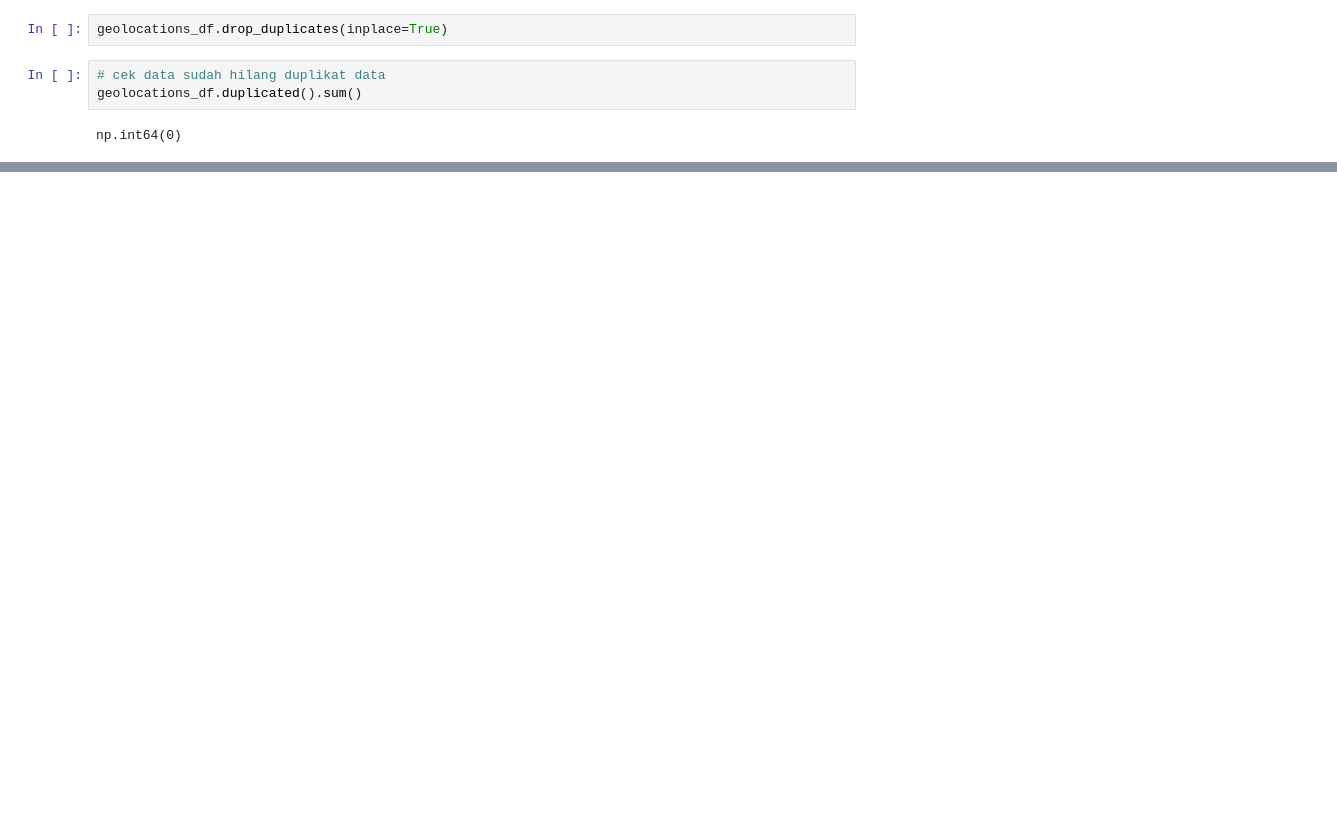
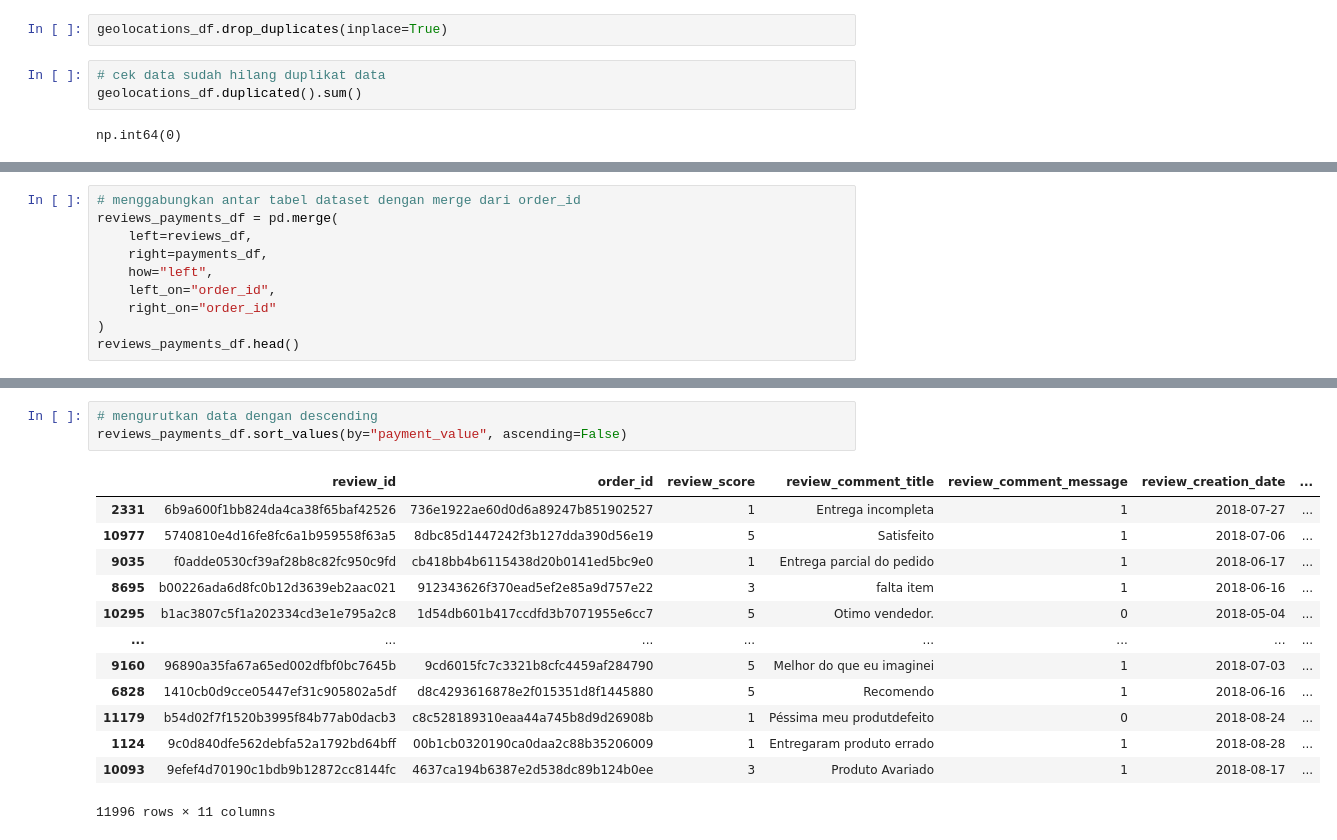
Before and after one commit to Rasio09/PortofolioData, a Jupyter notebook: portofolio/submission/notebook.ipynb, the cells around one changed output, grey strips where cells are left out. Drawn from its saved outputs; the diff is of its cells as text; blank space fills up the shorter version.

```diff
--- a/portofolio/submission/notebook.ipynb
+++ b/portofolio/submission/notebook.ipynb
@@ -500,0 +724,10 @@ np.int64(0)
+# %%
+# menggabungkan antar tabel dataset dengan merge dari order_id
+reviews_payments_df = pd.merge(
+    left=reviews_df,
+    right=payments_df,
+    how="left",
+    left_on="order_id",
+    right_on="order_id"
+)
+reviews_payments_df.head()
@@ -500,0 +741,17 @@ np.int64(0)
+# %%
+# mengurutkan data dengan descending
+reviews_payments_df.sort_values(by="payment_value", ascending=False)
+# %% [output]
+|  | review_id | order_id | review_score | review_comment_title | review_comment_message | review_creation_date | ... |
+| 2331 | 6b9a600f1bb824da4ca38f65baf42526 | 736e1922ae60d0d6a89247b851902527 | 1 | Entrega incompleta | 1 | 2018-07-27 | ... |
+| 10977 | 5740810e4d16fe8fc6a1b959558f63a5 | 8dbc85d1447242f3b127dda390d56e19 | 5 | Satisfeito | 1 | 2018-07-06 | ... |
+| 9035 | f0adde0530cf39af28b8c82fc950c9fd | cb418bb4b6115438d20b0141ed5bc9e0 | 1 | Entrega parcial do pedido | 1 | 2018-06-17 | ... |
+| 8695 | b00226ada6d8fc0b12d3639eb2aac021 | 912343626f370ead5ef2e85a9d757e22 | 3 | falta item | 1 | 2018-06-16 | ... |
+| 10295 | b1ac3807c5f1a202334cd3e1e795a2c8 | 1d54db601b417ccdfd3b7071955e6cc7 | 5 | Otimo vendedor. | 0 | 2018-05-04 | ... |
+| ... | ... | ... | ... | ... | ... | ... | ... |
+| 9160 | 96890a35fa67a65ed002dfbf0bc7645b | 9cd6015fc7c3321b8cfc4459af284790 | 5 | Melhor do que eu imaginei | 1 | 2018-07-03 | ... |
+| 6828 | 1410cb0d9cce05447ef31c905802a5df | d8c4293616878e2f015351d8f1445880 | 5 | Recomendo | 1 | 2018-06-16 | ... |
+| 11179 | b54d02f7f1520b3995f84b77ab0dacb3 | c8c528189310eaa44a745b8d9d26908b | 1 | Péssima meu produtdefeito | 0 | 2018-08-24 | ... |
+| 1124 | 9c0d840dfe562debfa52a1792bd64bff | 00b1cb0320190ca0daa2c88b35206009 | 1 | Entregaram produto errado | 1 | 2018-08-28 | ... |
+| 10093 | 9efef4d70190c1bdb9b12872cc8144fc | 4637ca194b6387e2d538dc89b124b0ee | 3 | Produto Avariado | 1 | 2018-08-17 | ... |
+11996 rows × 11 columns
```
Also changed, not shown: parts of 80 cells of this notebook, 4 other files.
